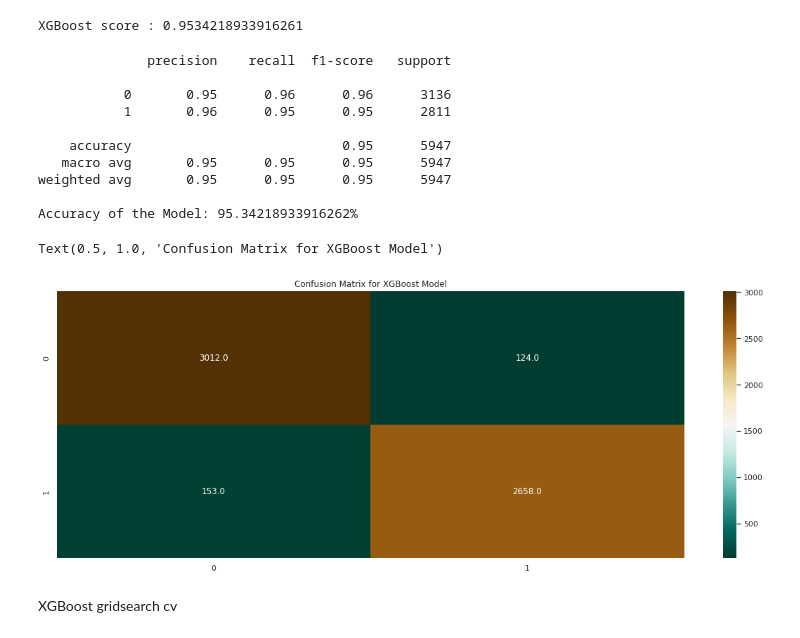
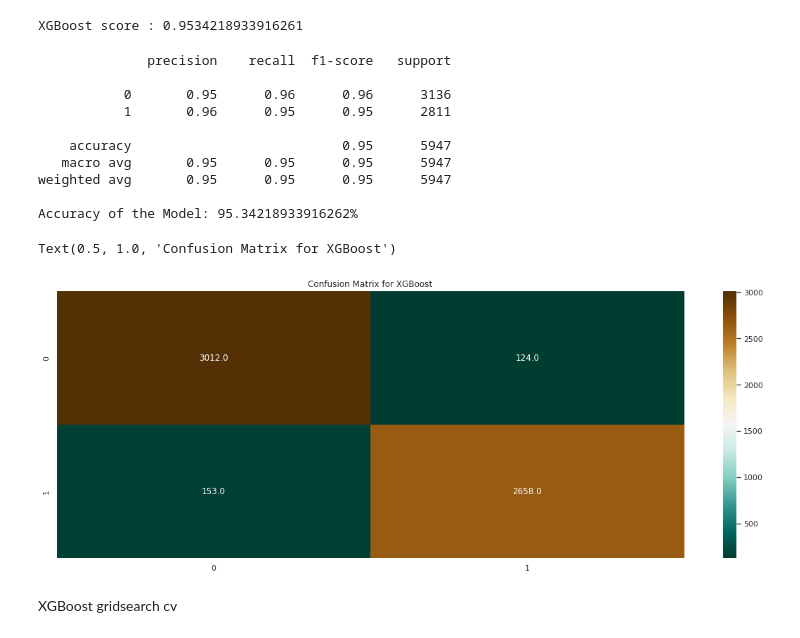
Before and after one commit to Mahima2208/Airline_Passenger_Referal_Prediction_Classification, a Jupyter notebook: AIRLINE_PASSENGER_REFERAL_PREDICTION_CLASSIFICATION.ipynb, the cells around one changed output. Drawn from its saved outputs; the diff is of its cells as text; code cells hidden in the pictures.

```diff
--- a/AIRLINE_PASSENGER_REFERAL_PREDICTION_CLASSIFICATION.ipynb
+++ b/AIRLINE_PASSENGER_REFERAL_PREDICTION_CLASSIFICATION.ipynb
@@ -715,24 +714,24 @@ print(f'XGBoost score : {score}')
 XGBoost score : 0.9534218933916261
 # %%
 #Evaluation of the model
-y_pred = xgb_model.predict(X_test)
+Y_pred = xgb_model.predict(X_test)
 
-print(classification_report(Y_test, y_pred))
-cm = confusion_matrix( Y_test,y_pred)
+print(classification_report(Y_test, Y_pred))
+cm = confusion_matrix( Y_test,Y_pred)
 
-print("Accuracy of the Model: {}%\n".format((accuracy_score( Y_test,y_pred))*100))
+print("Accuracy of the Model: {}%\n".format((accuracy_score( Y_test,Y_pred))*100))
 sns.heatmap(cm, annot=True, fmt = ".1f",cmap="BrBG_r")
 plt.title("Confusion Matrix for XGBoost")
 # %% [output]
               precision    recall  f1-score   support
 
            0       0.95      0.96      0.96      3136
            1       0.96      0.95      0.95      2811
 
     accuracy                           0.95      5947
    macro avg       0.95      0.95      0.95      5947
 weighted avg       0.95      0.95      0.95      5947
 
 Accuracy of the Model: 95.34218933916262%
-Text(0.5, 1.0, 'Confusion Matrix for XGBoost Model')
+Text(0.5, 1.0, 'Confusion Matrix for XGBoost')
-[figure, old version]
+[figure, new version]
```
Also changed, not shown: parts of 41 cells of this notebook.
